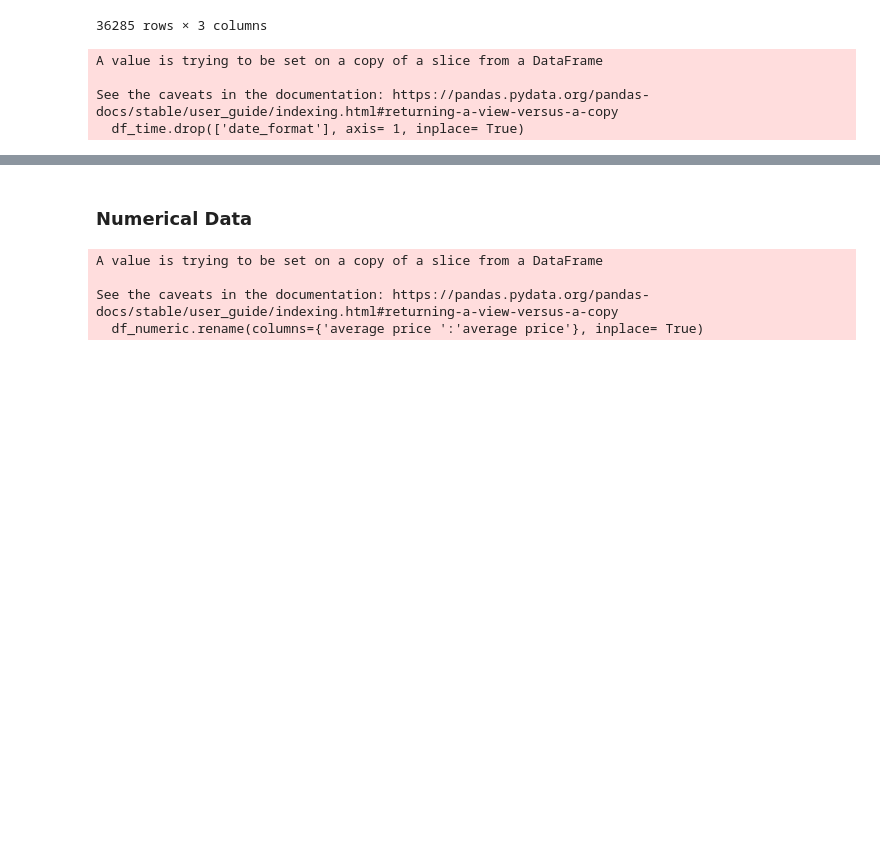
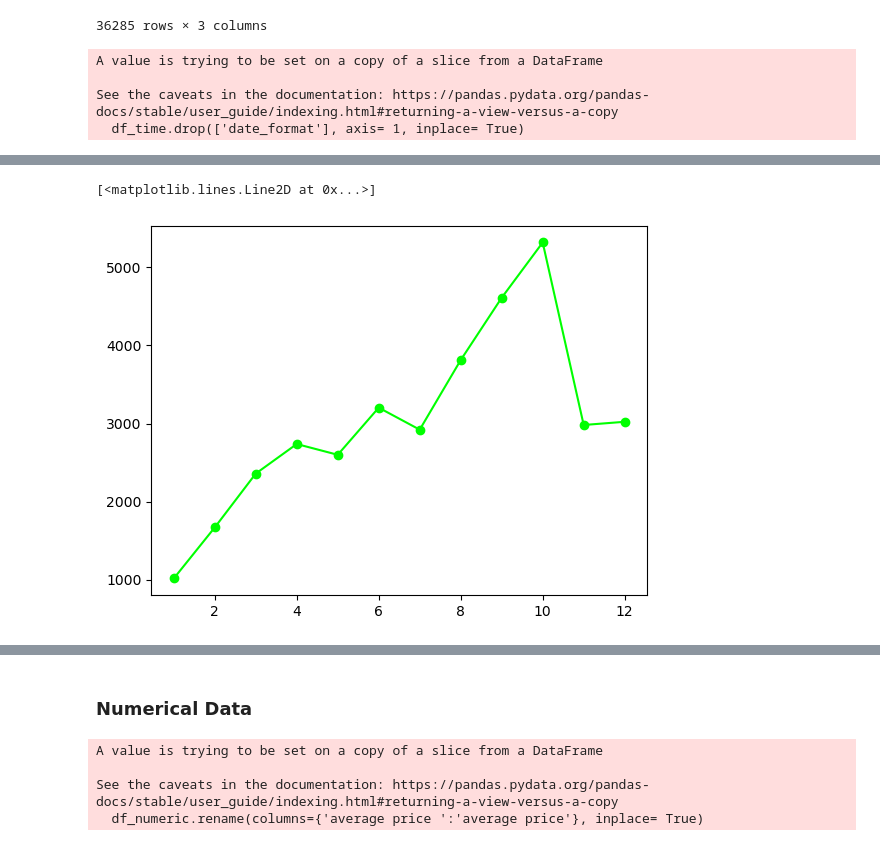
Before and after one commit to zizoisprogramming/Hotel-Reservations, a Jupyter notebook: hotel-reservation.ipynb, the cells around one changed output, grey strips where cells are left out. Saved outputs shown, nothing was run; the diff lists cells and outputs as text; code cells hidden in the pictures; blank space fills up the shorter version.

```diff
--- a/hotel-reservation.ipynb
+++ b/hotel-reservation.ipynb
@@ -454,0 +514,5 @@ See the caveats in the documentation: https://pandas.pydata.org/pandas-docs/stab
+# %%
+df_time_month = df_time.groupby('month')['non_cancelled'].agg(['sum','count']).reset_index()
+df_time_month['non_cancelled_ratio'] = df_time_month['sum'] / df_time_month['count']
+df_time_month = df_time_month[df_time_month['month'] > 0]
+df_time_month
@@ -454,0 +533,5 @@ See the caveats in the documentation: https://pandas.pydata.org/pandas-docs/stab
+# %%
+plt.plot(df_time_month['month'], df_time_month['count'], marker='o', color='lime')
+# %% [output]
+[<matplotlib.lines.Line2D at 0x...>]
+[figure, added]
```
Also changed, not shown: parts of 23 cells of this notebook.
